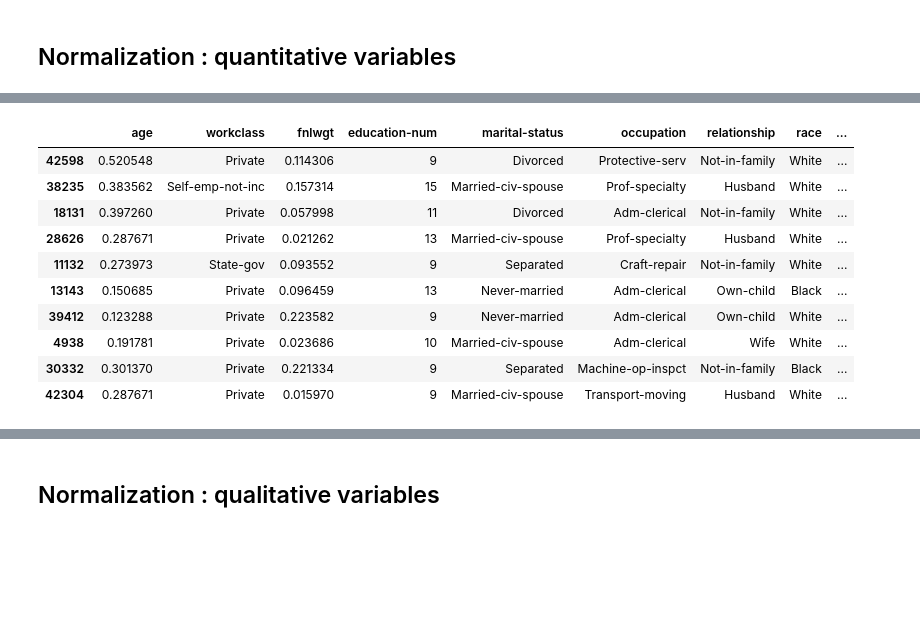
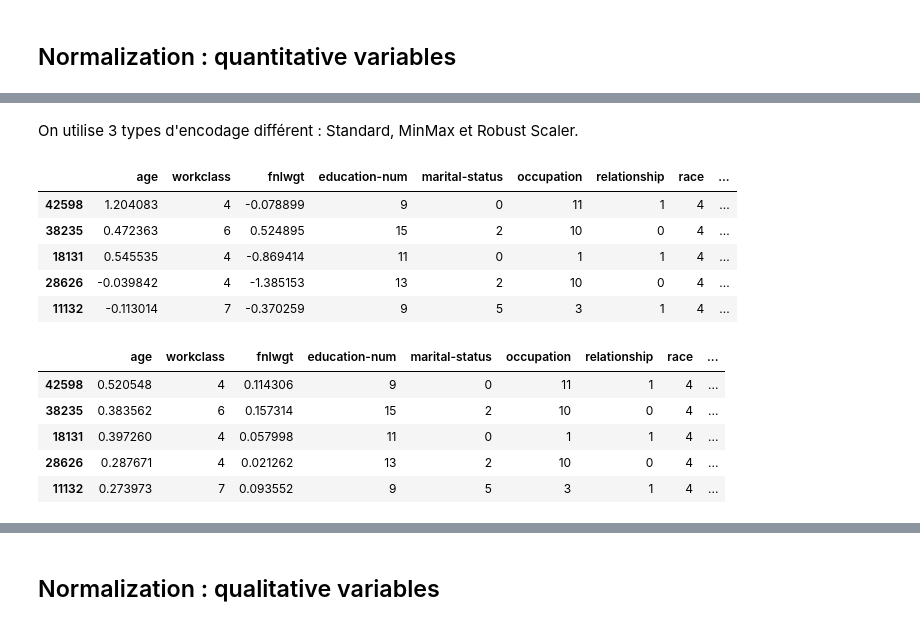
Before and after one commit to jrafei/income-prediction, a Jupyter notebook: notebooks/data_preprocessing.ipynb, the cells around one changed output, grey strips where cells are left out. Saved outputs shown, nothing was run; the diff lists cells and outputs as text; code cells hidden in the pictures; blank space fills up the shorter version.

```diff
--- a/notebooks/data_preprocessing.ipynb
+++ b/notebooks/data_preprocessing.ipynb
@@ -251 +237,17 @@ df_train.head(10)
+# %% [markdown]
+On utilise 3 types d'encodage différent : Standard, MinMax et Robust Scaler.
+# %%
+# Standard scaler
+scale_standard = StandardScaler()
+df_train_standardScaler = df_train.copy()
+df_test_standardScaler = df_test.copy()
+
+for feature in cont_features:
+    # Normaliser les données d'entrainement
+    df_train_standardScaler[feature] = scale_standard.fit_transform(df_train_standardScaler[feature].values.reshape(-1,1))
+    df_train_standardScaler[feature] = df_train_standardScaler[feature].ravel()
+
+    # Normaliser les données test
+    df_test_standardScaler[feature] = scale_standard.transform(df_test_standardScaler[feature].values.reshape(-1,1))
+    df_test_standardScaler[feature] = df_test_standardScaler[feature].ravel()
 # %%
@@ -287,14 +281,18 @@ for scaler in scalers:
-# %%
-df_train.head(10)
-# %% [output]
-|  | age | workclass | fnlwgt | education-num | marital-status | occupation | relationship | race | ... |
-| 42598 | 0.520548 | Private | 0.114306 | 9 | Divorced | Protective-serv | Not-in-family | White | ... |
-| 38235 | 0.383562 | Self-emp-not-inc | 0.157314 | 15 | Married-civ-spouse | Prof-specialty | Husband | White | ... |
-| 18131 | 0.397260 | Private | 0.057998 | 11 | Divorced | Adm-clerical | Not-in-family | White | ... |
-| 28626 | 0.287671 | Private | 0.021262 | 13 | Married-civ-spouse | Prof-specialty | Husband | White | ... |
-| 11132 | 0.273973 | State-gov | 0.093552 | 9 | Separated | Craft-repair | Not-in-family | White | ... |
-| 13143 | 0.150685 | Private | 0.096459 | 13 | Never-married | Adm-clerical | Own-child | Black | ... |
-| 39412 | 0.123288 | Private | 0.223582 | 9 | Never-married | Adm-clerical | Own-child | White | ... |
-| 4938 | 0.191781 | Private | 0.023686 | 10 | Married-civ-spouse | Adm-clerical | Wife | White | ... |
-| 30332 | 0.301370 | Private | 0.221334 | 9 | Separated | Machine-op-inspct | Not-in-family | Black | ... |
-| 42304 | 0.287671 | Private | 0.015970 | 9 | Married-civ-spouse | Transport-moving | Husband | White | ... |
+# %%
+df_train_standardScaler.head()
+# %% [output]
+|  | age | workclass | fnlwgt | education-num | marital-status | occupation | relationship | race | ... |
+| 42598 | 1.204083 | 4 | -0.078899 | 9 | 0 | 11 | 1 | 4 | ... |
+| 38235 | 0.472363 | 6 | 0.524895 | 15 | 2 | 10 | 0 | 4 | ... |
+| 18131 | 0.545535 | 4 | -0.869414 | 11 | 0 | 1 | 1 | 4 | ... |
+| 28626 | -0.039842 | 4 | -1.385153 | 13 | 2 | 10 | 0 | 4 | ... |
+| 11132 | -0.113014 | 7 | -0.370259 | 9 | 5 | 3 | 1 | 4 | ... |
+# %%
+df_train_minmaxScaler.head()
+# %% [output]
+|  | age | workclass | fnlwgt | education-num | marital-status | occupation | relationship | race | ... |
+| 42598 | 0.520548 | 4 | 0.114306 | 9 | 0 | 11 | 1 | 4 | ... |
+| 38235 | 0.383562 | 6 | 0.157314 | 15 | 2 | 10 | 0 | 4 | ... |
+| 18131 | 0.397260 | 4 | 0.057998 | 11 | 0 | 1 | 1 | 4 | ... |
+| 28626 | 0.287671 | 4 | 0.021262 | 13 | 2 | 10 | 0 | 4 | ... |
+| 11132 | 0.273973 | 7 | 0.093552 | 9 | 5 | 3 | 1 | 4 | ... |
```
Also changed, not shown: parts of 7 cells of this notebook, 3 other files.
